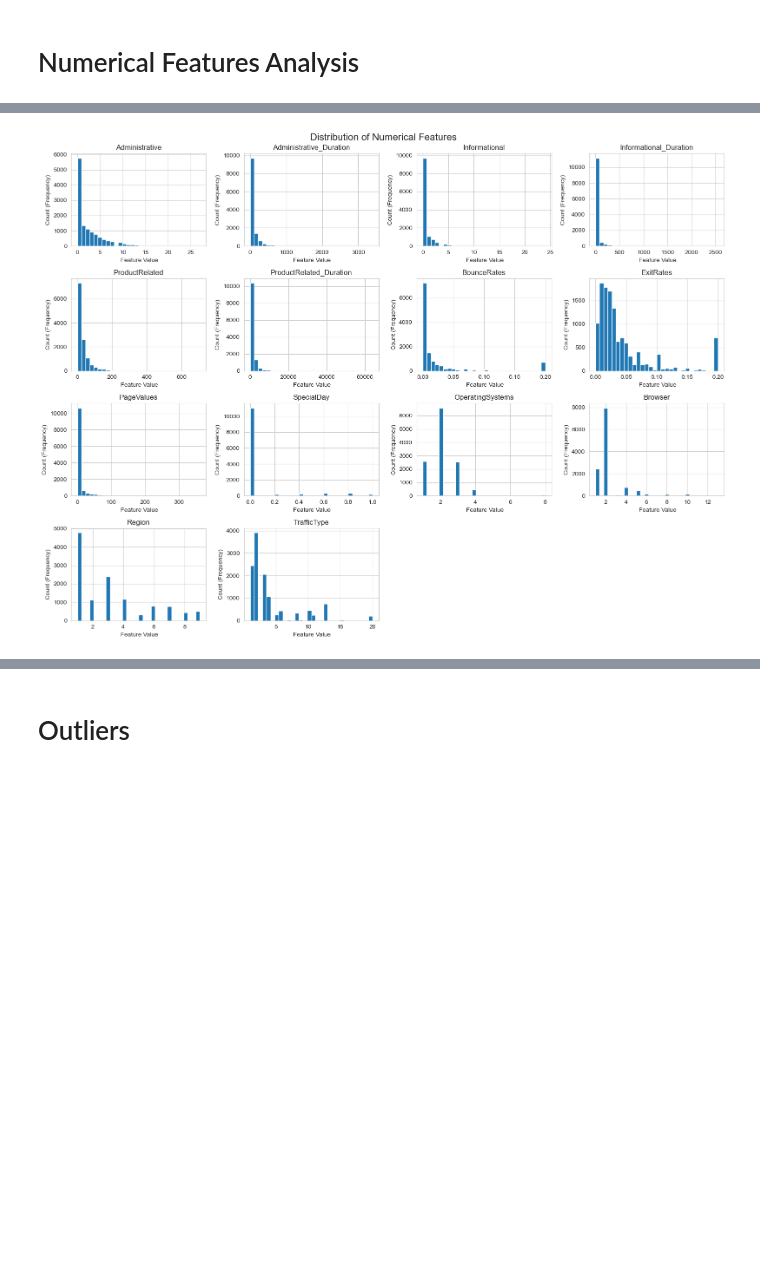
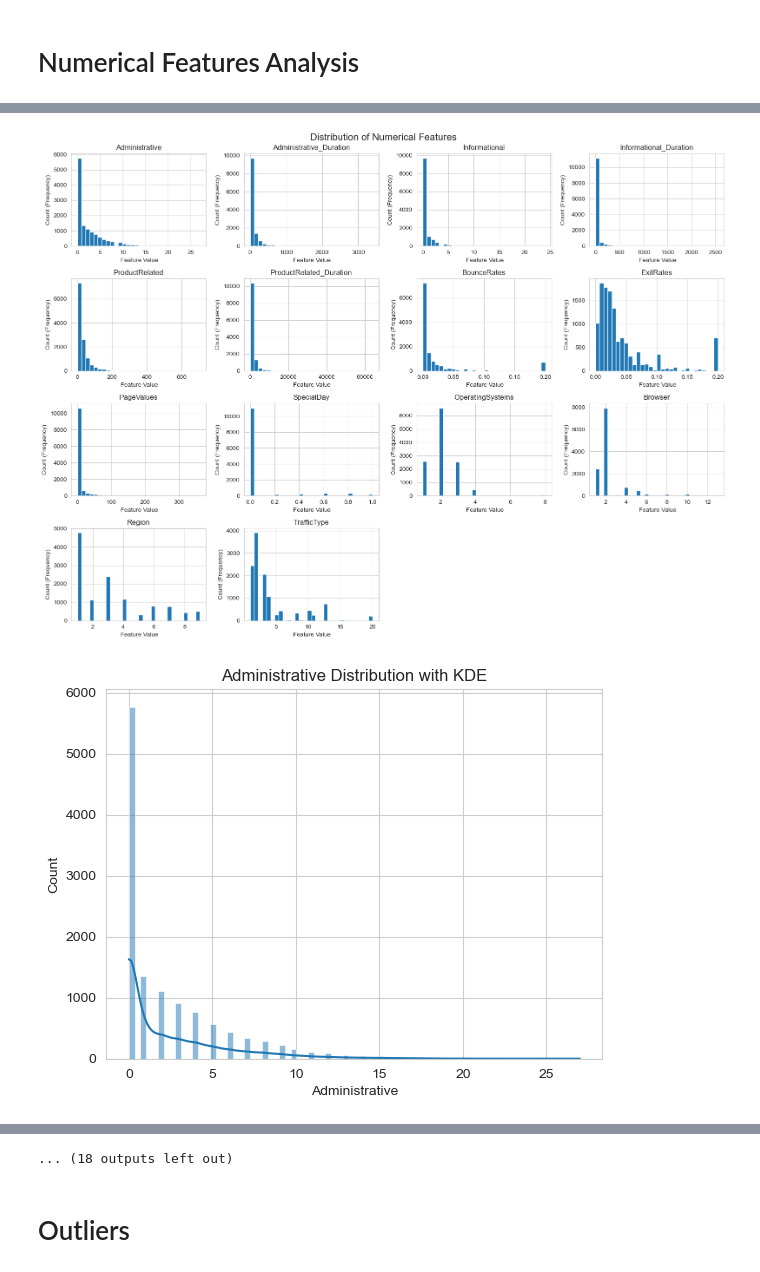
Before and after one commit to Lqvy/Project-Decisions, a Jupyter notebook: Online_Purchase_/notebooks/eda.ipynb, the cells around one changed output, grey strips where cells are left out. Cells and saved outputs as stored; diff of their text form; code cells hidden in the pictures; blank space fills up the shorter version.

Commit message:
Added KDE curves to distribution graphs

```diff
--- a/Online_Purchase_/notebooks/eda.ipynb
+++ b/Online_Purchase_/notebooks/eda.ipynb
@@ -107,30 +107,43 @@ df[num_cols].describe().T
 # Distribution + Skewness
 for col in num_cols:
     print(f"{col} skewness: {df[col].skew():.2f}")
 
 axes = df[num_cols].hist(figsize=(16,12), bins=30)
 
 for ax in axes.flatten():
     ax.set_xlabel(" Feature Value")
     ax.set_ylabel("Count (Frequency)")
 
 plt.suptitle("Distribution of Numerical Features", fontsize=16)
 
 plt.tight_layout()
 plt.show()
+
+# Added KDE curves to visualize distribution shape
+for col in num_cols:
+    sns.histplot(df[col], kde=True)
+    plt.title(f"{col} Distribution with KDE")
+    plt.show()
+
+# Compared buyers vs non-buyers
+for col in num_cols:
+    sns.kdeplot(data=df, x=col, hue='Revenue', fill=True)
+    plt.title(f"{col} Distribution by Revenue")
+    plt.show()
 # %% [output]
 Administrative skewness: 1.96
 Administrative_Duration skewness: 5.62
 Informational skewness: 4.04
 Informational_Duration skewness: 7.58
 ProductRelated skewness: 4.34
 ProductRelated_Duration skewness: 7.26
 BounceRates skewness: 2.95
 ExitRates skewness: 2.15
 PageValues skewness: 6.38
 SpecialDay skewness: 3.30
 OperatingSystems skewness: 2.07
 Browser skewness: 3.24
 Region skewness: 0.98
 TrafficType skewness: 1.96
 [figure]
+[figure, added]
@@ -137,3 +159,4 @@ TrafficType skewness: 1.96
+... (18 outputs left out)
 # %% [markdown]
 # Outliers
 # %%
```
Also changed, not shown: parts of 1 cell of this notebook.
